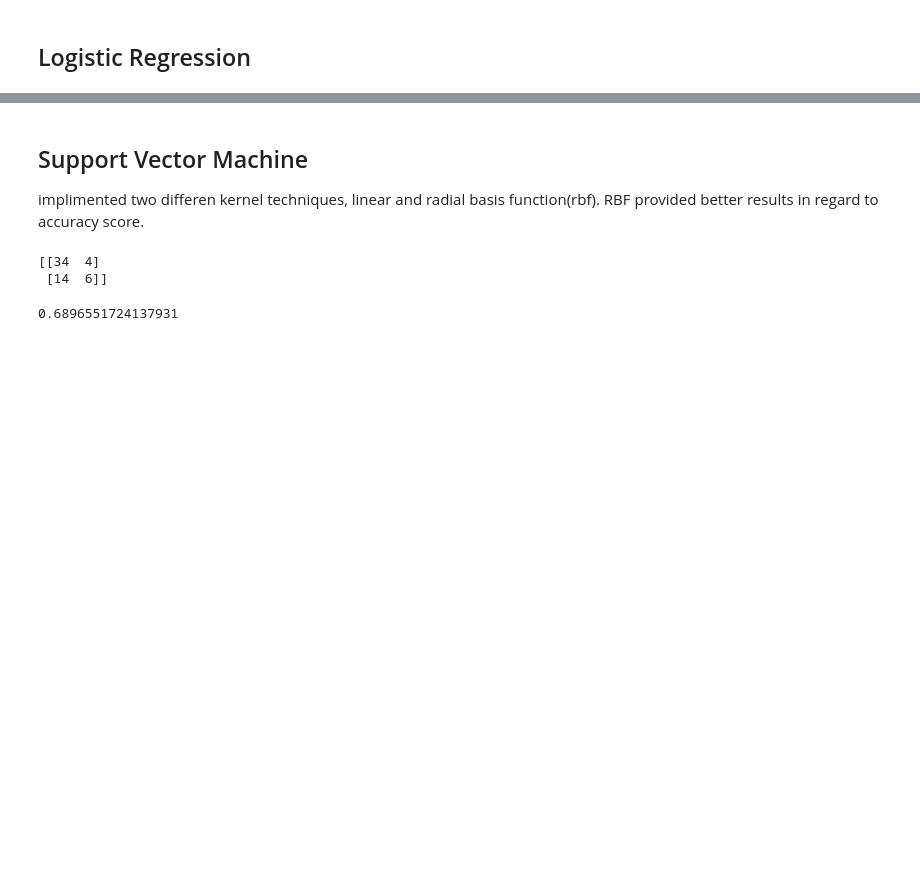
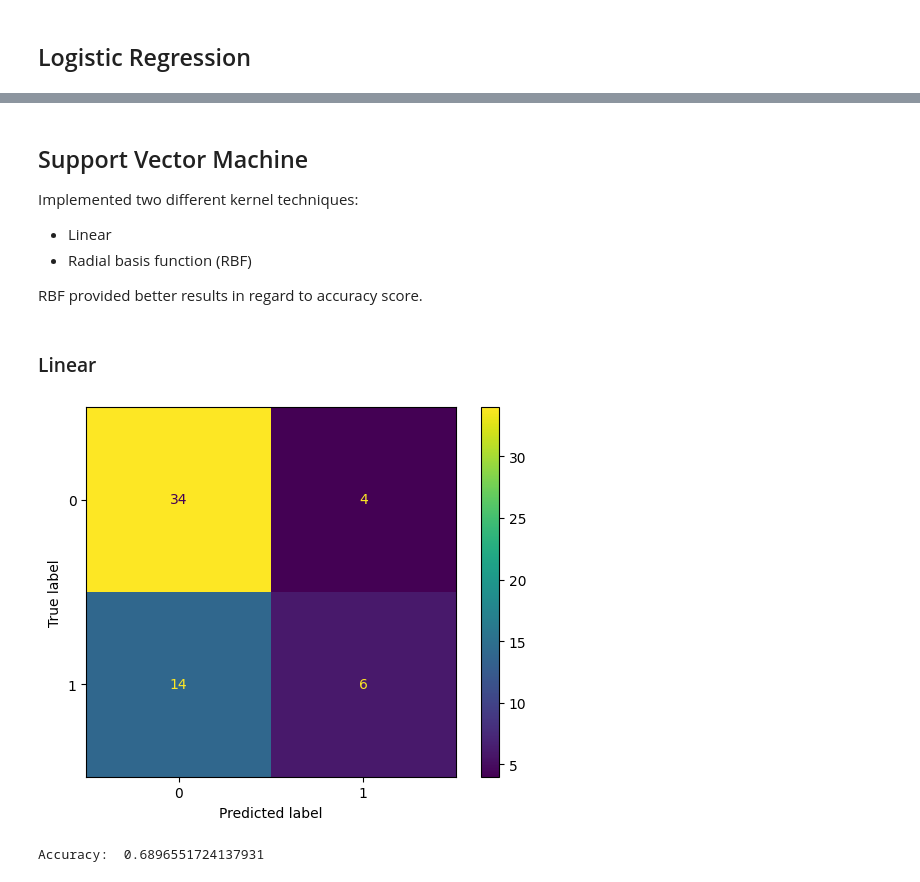
Before and after one commit to AnthonySanchez150/CECS456-Project, a Jupyter notebook: breast_cancer.ipynb, the cells around one changed output, grey strips where cells are left out. Saved outputs shown, nothing was run; the diff lists cells and outputs as text; code cells hidden in the pictures; blank space fills up the shorter version.

```diff
--- a/breast_cancer.ipynb
+++ b/breast_cancer.ipynb
@@ -221,17 +252,22 @@ accuracy_score(y_test,y_pred)
 # %% [markdown]
 ## Support Vector Machine
-implimented two differen kernel techniques, linear and radial basis function(rbf). RBF provided better results in regard to accuracy score.
+Implemented two different kernel techniques:
+- Linear
+- Radial basis function (RBF)
+
+RBF provided better results in regard to accuracy score.
+# %% [markdown]
+### Linear
 # %%
 from sklearn.svm import SVC
 svc = SVC(kernel = 'linear', random_state = 0)
 svc.fit(X_train,y_train)
 
 y_pred = svc.predict(X_test)
-cm = confusion_matrix(y_test,y_pred)
+ConfusionMatrixDisplay.from_predictions(y_test,y_pred)
 
-print(cm)
-accuracy_score(y_test,y_pred)
+plt.show()
+print("Accuracy: ",accuracy_score(y_test,y_pred))
 # %% [output]
+[figure, added]
-[[34  4]
- [14  6]]
+Accuracy:  0.6896551724137931
-0.6896551724137931
```
Also changed, not shown: parts of 45 cells of this notebook.
